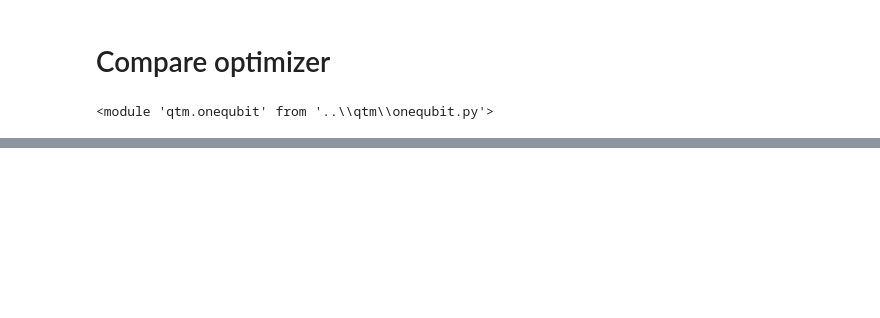
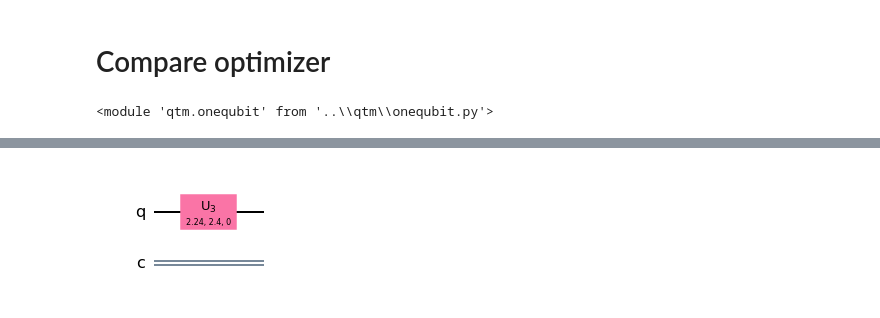
Before and after one commit to vutuanhai237/UC-VQA, a Jupyter notebook: codes/compare_optimizer/qtm_compare_u3initstate_zbasis.ipynb, the cells around one changed output, grey strips where cells are left out. Saved outputs shown, nothing was run; the diff lists cells and outputs as text; code cells hidden in the pictures; blank space fills up the shorter version.

```diff
--- a/codes/compare_optimizer/qtm_compare_u3initstate_zbasis.ipynb
+++ b/codes/compare_optimizer/qtm_compare_u3initstate_zbasis.ipynb
@@ -113 +162,5 @@ plt.show()
+# %%
+qc.draw('mpl')
+# %% [output]
+[figure, added]
 # %%
```
Also changed, not shown: parts of 12 cells of this notebook, 16 other files.
